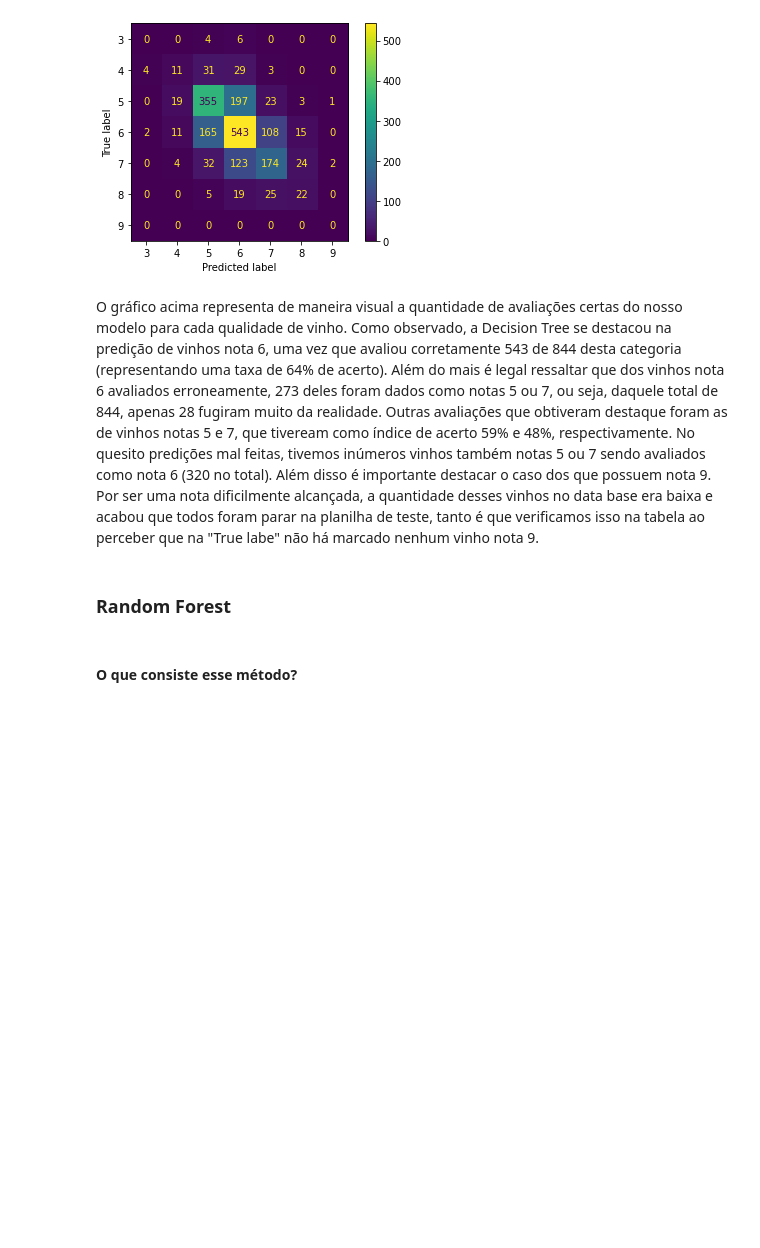
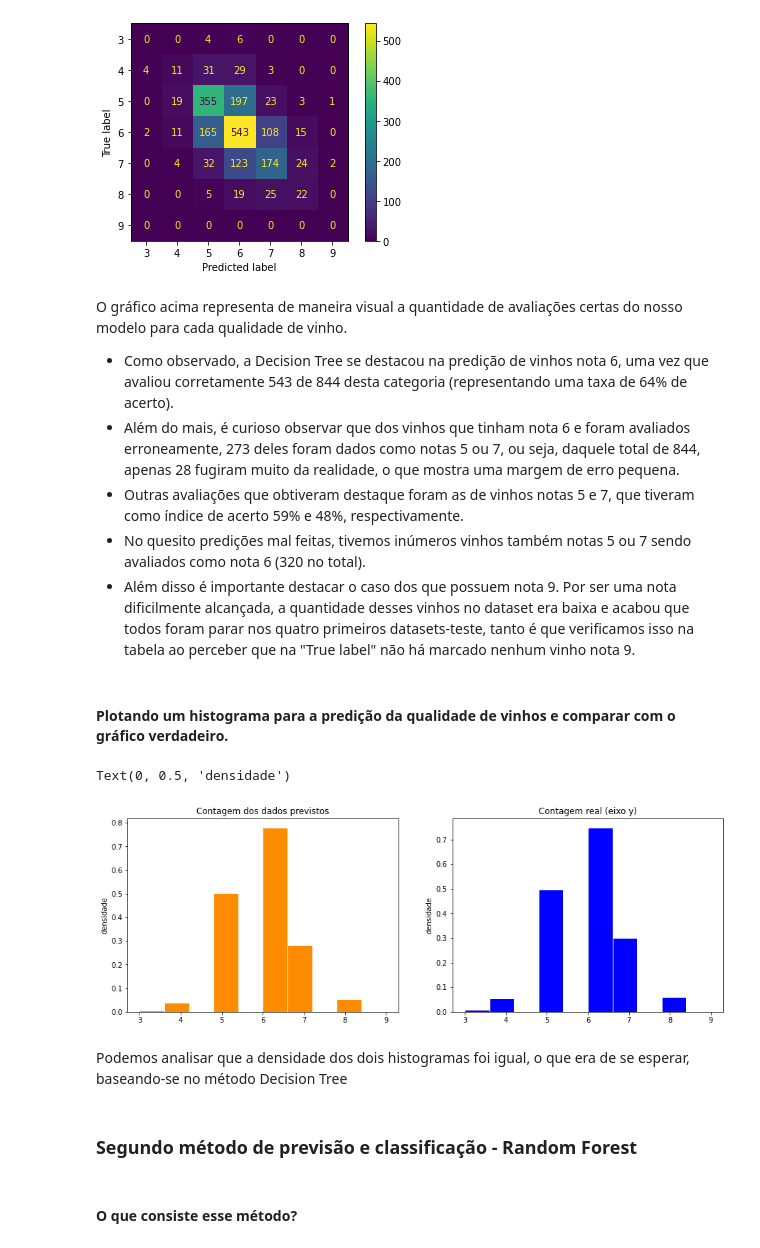
Before and after one commit to BarbosaGabriel1110/Projeto-2-CDADOS, a Jupyter notebook: Projeto 2 CDados.ipynb, the cells around one changed output. Drawn from its saved outputs; the diff is of its cells as text; code cells hidden in the pictures; blank space fills up the shorter version.

```diff
--- a/Projeto 2 CDados.ipynb
+++ b/Projeto 2 CDados.ipynb
@@ -157,9 +194,35 @@ plot_confusion_matrix(clf1, X_test, y_test)
 <sklearn.metrics._plot.confusion_matrix.ConfusionMatrixDisplay at 0x...>
 [figure]
 # %% [markdown]
-O gráfico acima representa de maneira visual a quantidade de avaliações certas do nosso modelo para cada qualidade de vinho. Como observado, a Decision Tree se destacou na predição de vinhos nota 6, uma vez que avaliou corretamente 543 de 844 desta categoria (representando uma taxa de 64% de acerto). Além do mais é legal ressaltar que dos vinhos nota 6 avaliados erroneamente, 273 deles foram dados como notas 5 ou 7, ou seja, daquele total de 844, apenas 28 fugiram muito da realidade. Outras avaliações que obtiveram destaque foram as de vinhos notas 5 e 7, que tiveream como índice de acerto 59% e 48%, respectivamente. No quesito predições mal feitas, tivemos inúmeros vinhos também notas 5 ou 7 sendo avaliados como nota 6 (320 no total). Além disso é importante destacar o caso dos que possuem nota 9. Por ser uma nota dificilmente alcançada, a quantidade desses vinhos no data base era baixa e acabou que todos foram parar na planilha de teste, tanto é que verificamos isso na tabela ao perceber que na "True labe" não há marcado nenhum vinho nota 9.
+O gráfico acima representa de maneira visual a quantidade de avaliações certas do nosso modelo para cada qualidade de vinho.
+* Como observado, a Decision Tree se destacou na predição de vinhos nota 6, uma vez que avaliou corretamente 543 de 844 desta categoria (representando uma taxa de 64% de acerto).
+* Além do mais, é curioso observar que dos vinhos que tinham nota 6 e foram avaliados erroneamente, 273 deles foram dados como notas 5 ou 7, ou seja, daquele total de 844, apenas 28 fugiram muito da realidade, o que mostra uma margem de erro pequena.
+* Outras avaliações que obtiveram destaque foram as de vinhos notas 5 e 7, que tiveram como índice de acerto 59% e 48%, respectivamente.
+* No quesito predições mal feitas, tivemos inúmeros vinhos também notas 5 ou 7 sendo avaliados como nota 6 (320 no total).
+* Além disso é importante destacar o caso dos que possuem nota 9. Por ser uma nota dificilmente alcançada, a quantidade desses vinhos no dataset era baixa e acabou que todos foram parar nos quatro primeiros datasets-teste, tanto é que verificamos isso na tabela ao perceber que na "True label" não há marcado nenhum vinho nota 9.
+# %% [markdown]
+#### Plotando um histograma para a predição da qualidade de vinhos e comparar com o gráfico verdadeiro.
+# %%
+dados_previstos = clf1.predict(X_test)
+
+plt.figure(figsize=(15, 5))
+
+plt.subplot(121)
+plt.hist(dados_previstos, edgecolor='white', color='darkorange', density = True)
+plt.title('Contagem dos dados previstos')
+plt.ylabel('densidade')
+
+plt.subplot(122)
+plt.hist(dados1.quality, edgecolor='white', color='blue', density = True)
+plt.title('Contagem real (eixo y)')
+plt.ylabel('densidade')
+# %% [output]
+Text(0, 0.5, 'densidade')
+[figure, added]
+# %% [markdown]
+Podemos analisar que a densidade dos dois histogramas foi igual, o que era de se esperar, baseando-se no método Decision Tree
 # %% [markdown]
-### Random Forest
+### Segundo método de previsão e classificação - Random Forest
 # %% [markdown]
 #### O que consiste esse método?
 # %% [markdown]
```
Also changed, not shown: parts of 49 cells of this notebook.
